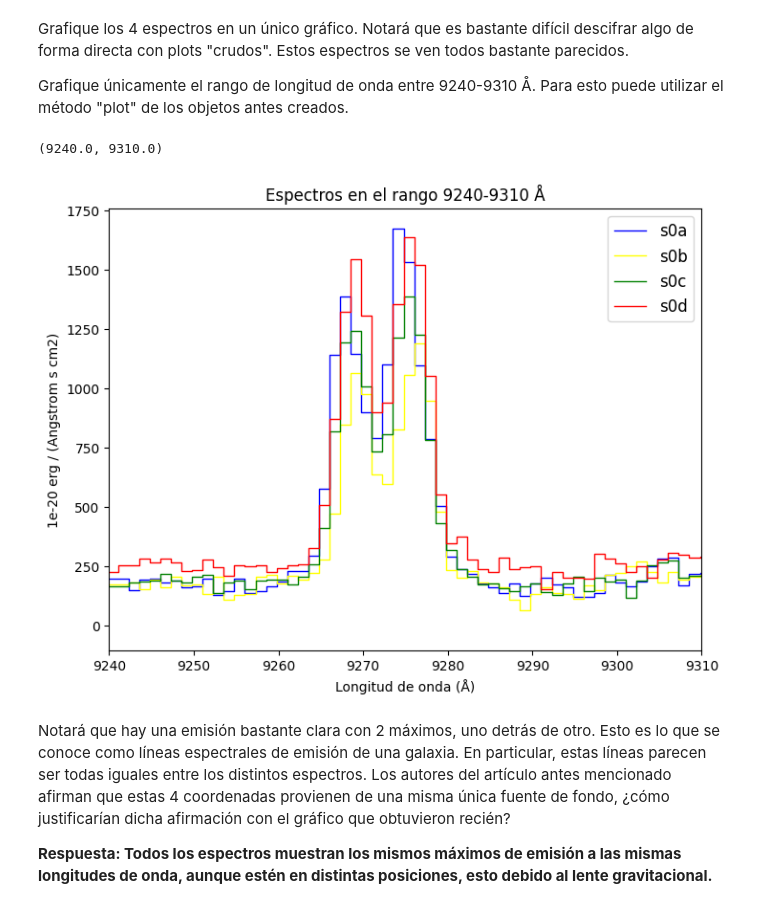
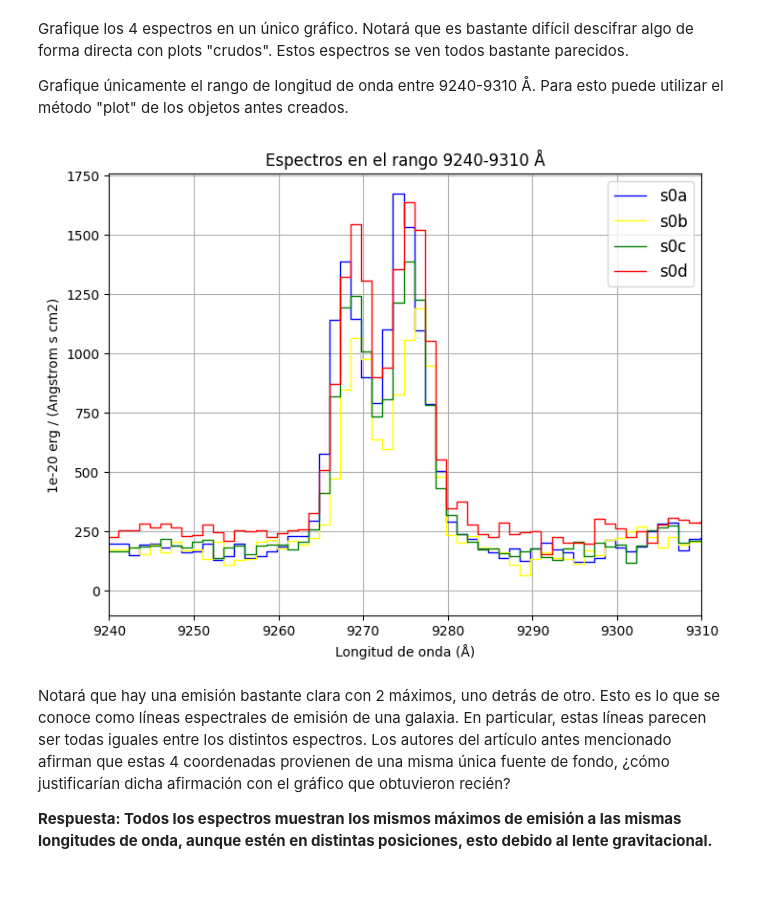
Before and after one commit to Xavier204/Tarea-4, a Jupyter notebook: Tarea4.ipynb, the cells around one changed output. Cells and saved outputs as stored; diff of their text form; code cells hidden in the pictures.

```diff
--- a/Tarea4.ipynb
+++ b/Tarea4.ipynb
@@ -274,20 +274,21 @@ Para esto puede utilizar el método "plot" de los objetos antes creados.
 # %%
 # Inserte su gráfico a continuación:
 plt.figure(figsize=(8,6))
 
 espectro_s0a.plot(label='s0a', color='blue')
 espectro_s0b.plot(label='s0b', color='yellow')
 espectro_s0c.plot(label='s0c', color='green')
 espectro_s0d.plot(label='s0d', color='red')
 
 plt.title('Espectros en el rango 9240-9310 Å')
 plt.xlabel('Longitud de onda (Å)')
 
 plt.legend(fontsize=12)  # quizá la leyenda quede muy pequeña, busquen como cambiar su tamaño
 plt.xlim(9240, 9310)  # aquí se restringe al rango indicado
+plt.grid(True)
+plt.show()
 # %% [output]
-(9240.0, 9310.0)
-[figure, old version]
+[figure, new version]
 # %% [markdown]
 
 Notará que hay una emisión bastante clara con 2 máximos, uno detrás de otro.
```
Also changed, not shown: parts of 5 cells of this notebook.
